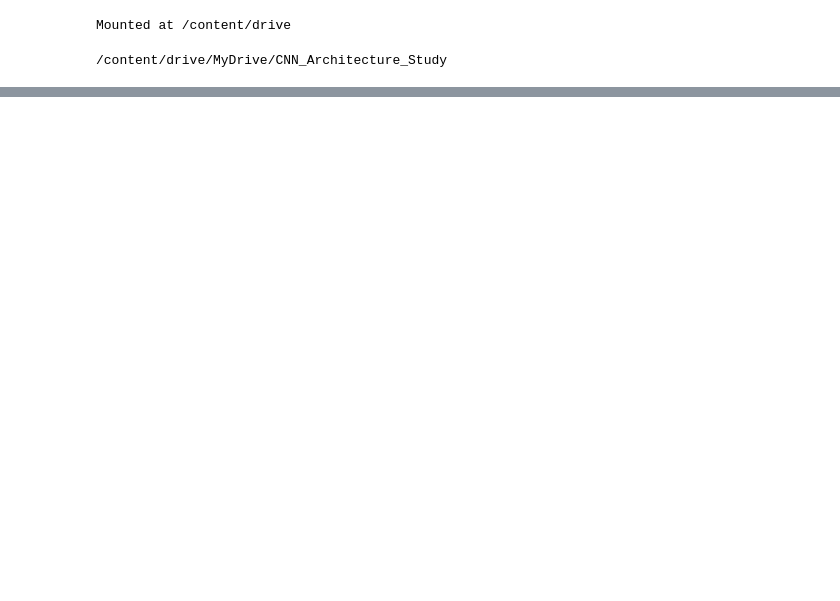
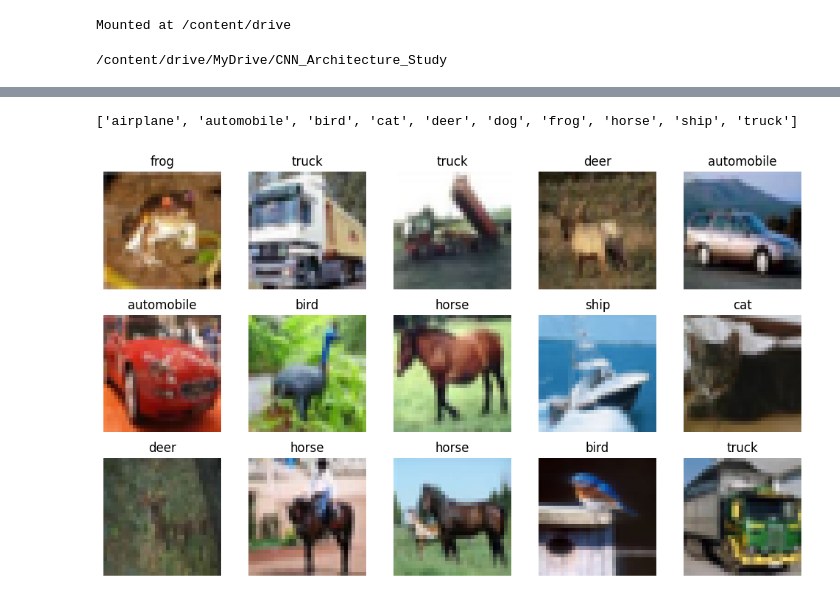
Before and after one commit to davidmba819/cnn-architecture-study, a Jupyter notebook: notebooks/VGG_Experiment.ipynb, the cells around one changed output, grey strips where cells are left out. Drawn from its saved outputs; the diff is of its cells as text; code cells hidden in the pictures; blank space fills up the shorter version.

```diff
--- a/notebooks/VGG_Experiment.ipynb
+++ b/notebooks/VGG_Experiment.ipynb
@@ -135,0 +188,20 @@ DatasetDict({
+# %%
+print(train_dataset.classes)
+# %% [output]
+['airplane', 'automobile', 'bird', 'cat', 'deer', 'dog', 'frog', 'horse', 'ship', 'truck']
+# %%
+import matplotlib.pyplot as plt
+
+fig, axes = plt.subplots(3, 5, figsize=(10, 6))
+
+for i, ax in enumerate(axes.flat):
+    image, label = train_dataset[i]
+
+    ax.imshow(image)
+    ax.set_title(train_dataset.classes[label])
+    ax.axis("off")
+
+plt.tight_layout()
+plt.show()
+# %% [output]
+[figure, added]
```
Also changed, not shown: parts of 28 cells of this notebook, 1 other file.
